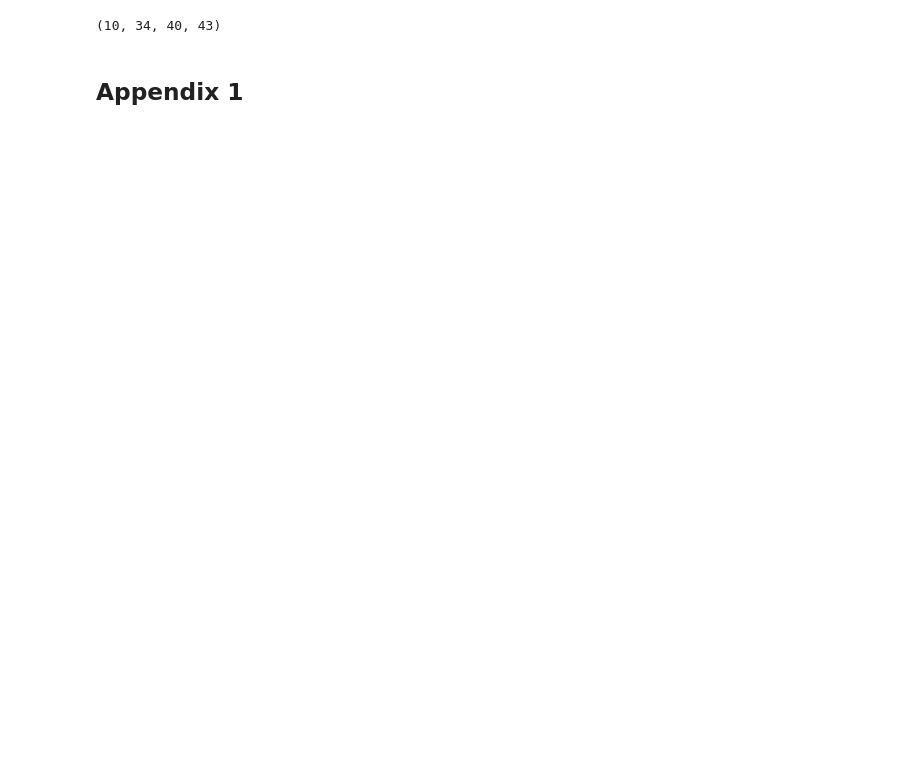
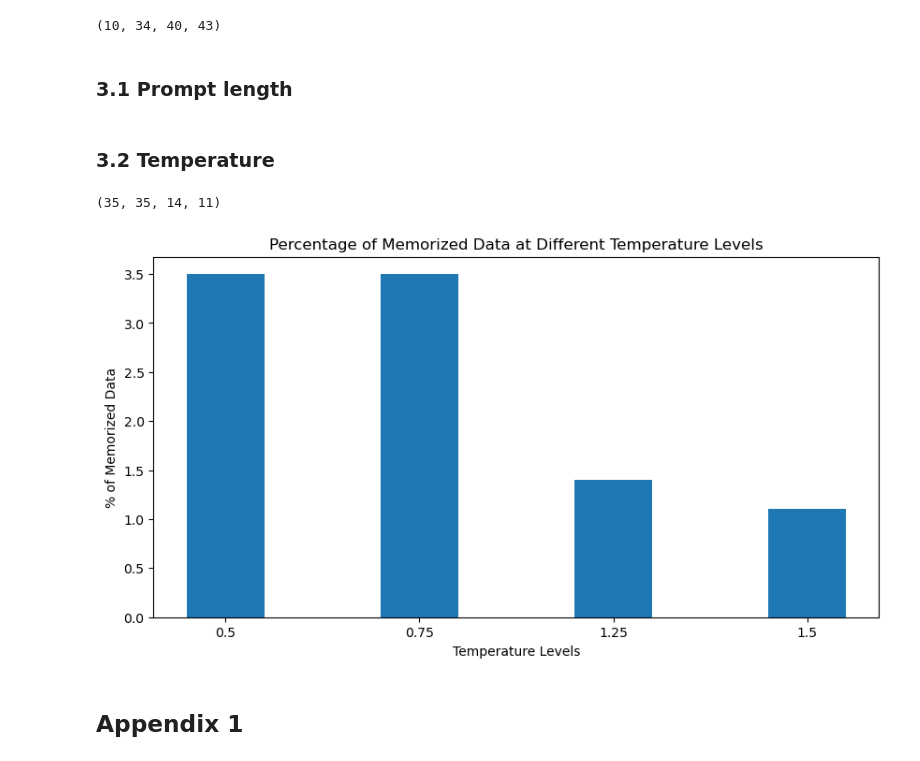
Before and after one commit to NataliaKurd/transformers_end_assignment, a Jupyter notebook: transfomers_project.ipynb, the cells around one changed output. Drawn from its saved outputs; the diff is of its cells as text; code cells hidden in the pictures; blank space fills up the shorter version.

```diff
--- a/transfomers_project.ipynb
+++ b/transfomers_project.ipynb
@@ -375,6 +375,40 @@ _250 = results_250.copy()
 _100['2'].sum(), _150['2'].sum(), _200['2'].sum(), _250['2'].sum()
 # %% [output]
 (10, 34, 40, 43)
+# %% [markdown]
+### 3.1 Prompt length
+# %% [markdown]
+### 3.2 Temperature
+# %%
+temp_results_05 = pd.read_csv('output_250_0.5.csv', index_col=0)
+temp_results_075 = pd.read_csv('output_250_0.75.csv', index_col=0)
+temp_results_125 = pd.read_csv('output_250_1.25.csv', index_col=0)
+temp_results_15 = pd.read_csv('output_250_1.5.csv', index_col=0)
+# %%
+temp_05 = temp_results_05.copy()
+temp_075 = temp_results_075.copy()
+temp_125 = temp_results_125.copy()
+temp_15 = temp_results_15.copy()
+# %%
+temp_05['2'].sum(), temp_075['2'].sum(), temp_125['2'].sum(), temp_15['2'].sum()
+# %% [output]
+(35, 35, 14, 11)
+# %%
+df = pd.DataFrame({'Temperature Level':['0.5', '0.75', '1.25', '1.5'],
+                   'val':[temp_05['2'].sum()/1000*100,
+                          temp_075['2'].sum()/1000*100,
+                          temp_125['2'].sum()/1000*100,
+                          temp_15['2'].sum()/1000*100]})
+
+fig = plt.figure(figsize = (10, 5))
+plt.bar(df['Temperature Level'], df['val'], width = 0.4)
+
+plt.xlabel("Temperature Levels")
+plt.ylabel("% of Memorized Data")
+plt.title("Percentage of Memorized Data at Different Temperature Levels")
+plt.show()
+# %% [output]
+[figure, added]
 # %% [markdown]
 ## Appendix 1
 # %%
```
Also changed, not shown: parts of 2 cells of this notebook.
